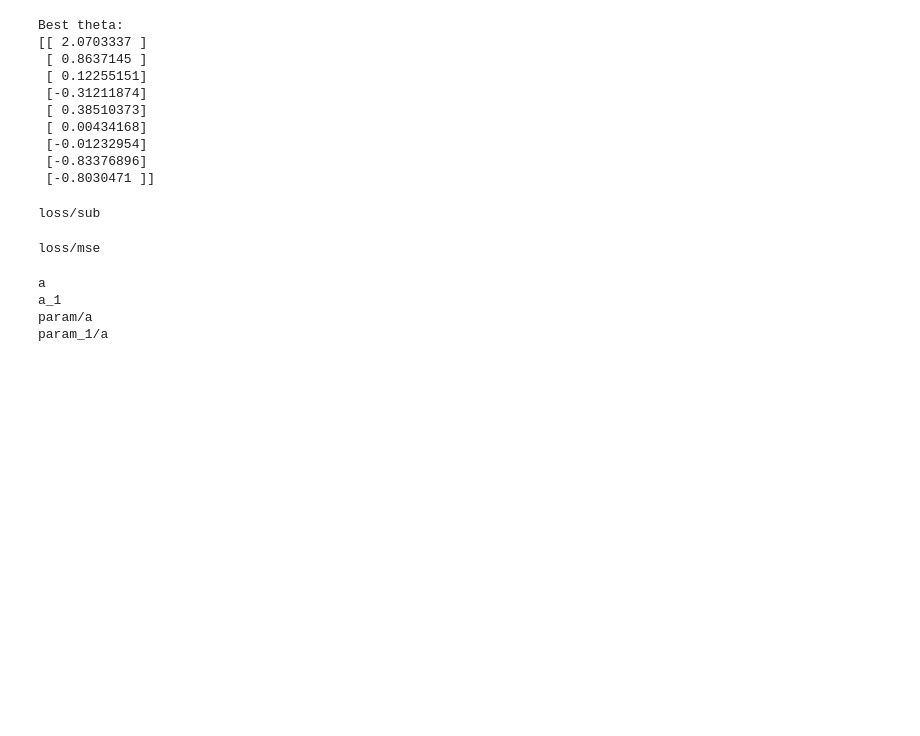
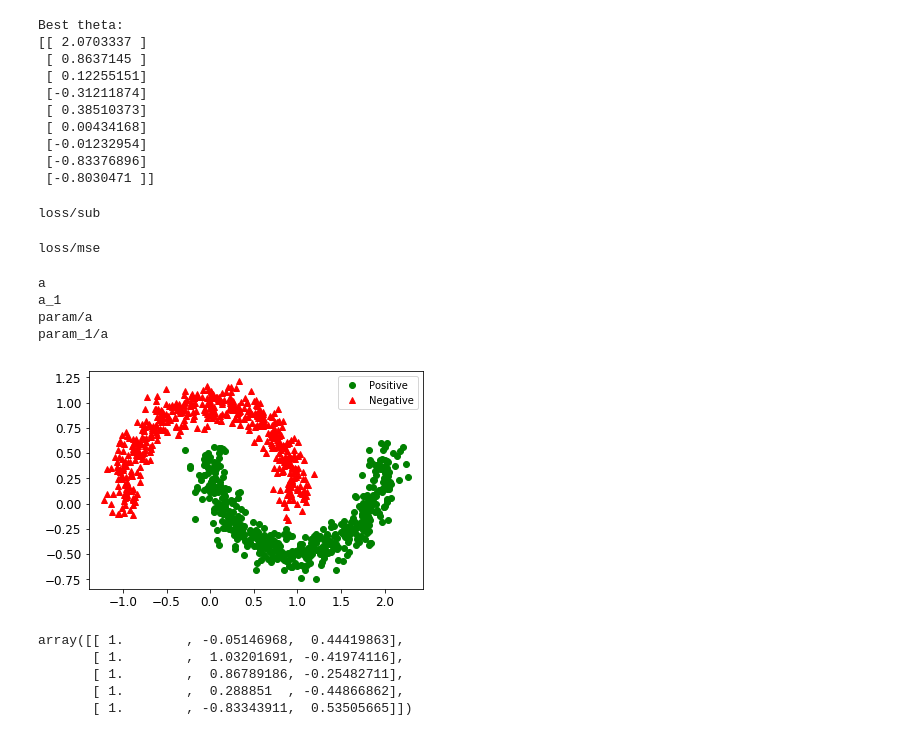
Before and after one commit to thephet/handson_ml, a Jupyter notebook: 09_tensorflow.ipynb, the cells around one changed output. Drawn from its saved outputs; the diff is of its cells as text; code cells hidden in the pictures; blank space fills up the shorter version.

```diff
--- a/09_tensorflow.ipynb
+++ b/09_tensorflow.ipynb
@@ -698,3 +698,15 @@ with tf.variable_scope("relu"):
                                 initializer=tf.constant_initializer(0.0))
 relus = [relu(X) for relu_index in range(5)]
 output = tf.add_n(relus, name="output")
+# %%
+from sklearn.datasets import make_moons
+
+m = 1000
+X_moons, y_moons = make_moons(m, noise=0.1, random_state=42)
+# %%
+plt.plot(X_moons[y_moons == 1, 0], X_moons[y_moons == 1, 1], 'go', label="Positive")
+plt.plot(X_moons[y_moons == 0, 0], X_moons[y_moons == 0, 1], 'r^', label="Negative")
+plt.legend()
+plt.show()
+# %% [output]
+[figure, added]
@@ -700,0 +715,8 @@ output = tf.add_n(relus, name="output")
+# %%
+X_moons_with_bias[:5]
+# %% [output]
+array([[ 1.        , -0.05146968,  0.44419863],
+       [ 1.        ,  1.03201691, -0.41974116],
+       [ 1.        ,  0.86789186, -0.25482711],
+       [ 1.        ,  0.288851  , -0.44866862],
+       [ 1.        , -0.83343911,  0.53505665]])
```
Also changed, not shown: parts of 26 cells of this notebook.
